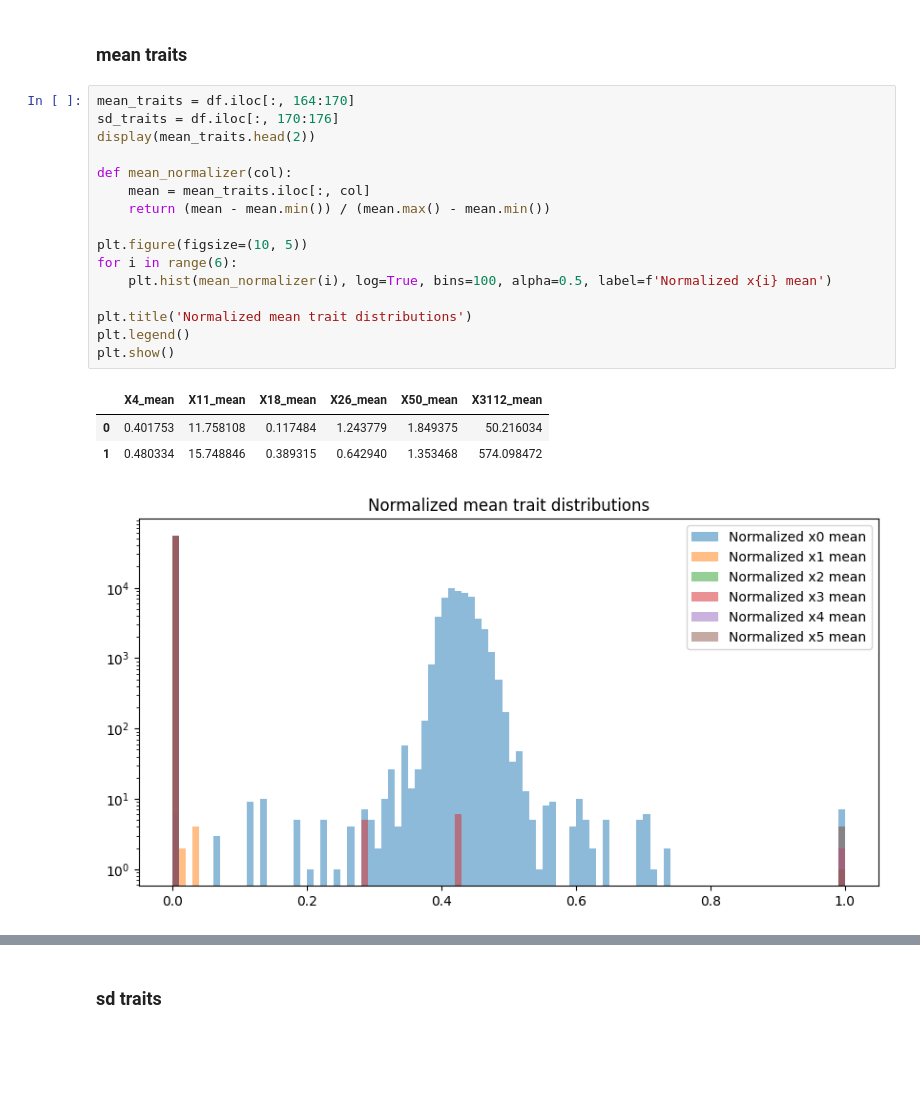
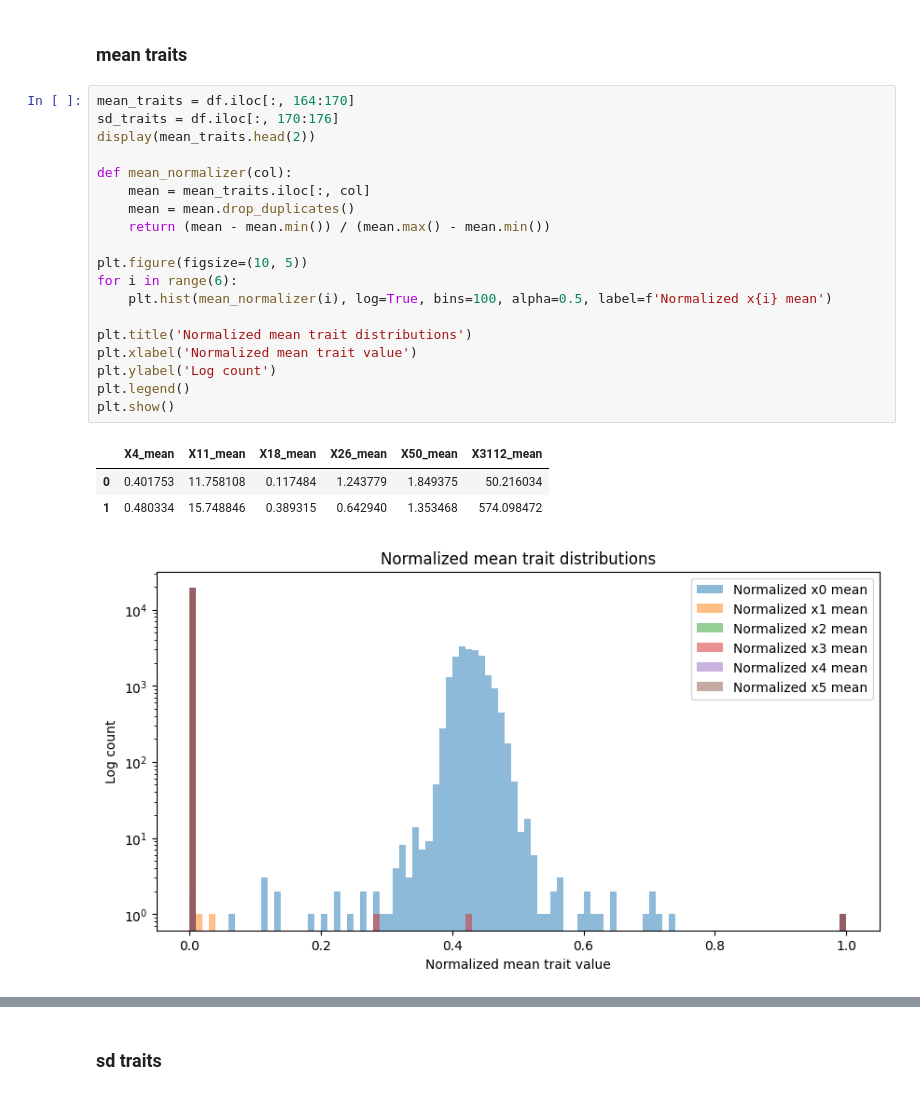
Before and after one commit to KaiErikNiermann/vu-ml-project, a Jupyter notebook: src/testing.ipynb, the cells around one changed output, grey strips where cells are left out. Drawn from its saved outputs; the diff is of its cells as text; blank space fills up the shorter version.

```diff
--- a/src/testing.ipynb
+++ b/src/testing.ipynb
@@ -65,21 +71,24 @@ display(test_df.head(2))
 # %%
 mean_traits = df.iloc[:, 164:170]
 sd_traits = df.iloc[:, 170:176]
 display(mean_traits.head(2))
 
 def mean_normalizer(col):
     mean = mean_traits.iloc[:, col]
+    mean = mean.drop_duplicates()
     return (mean - mean.min()) / (mean.max() - mean.min())
 
 plt.figure(figsize=(10, 5))
 for i in range(6):
     plt.hist(mean_normalizer(i), log=True, bins=100, alpha=0.5, label=f'Normalized x{i} mean')
 
 plt.title('Normalized mean trait distributions')
+plt.xlabel('Normalized mean trait value')
+plt.ylabel('Log count')
 plt.legend()
 plt.show()
 # %% [output]
 |  | X4_mean | X11_mean | X18_mean | X26_mean | X50_mean | X3112_mean |
 | 0 | 0.401753 | 11.758108 | 0.117484 | 1.243779 | 1.849375 | 50.216034 |
 | 1 | 0.480334 | 15.748846 | 0.389315 | 0.642940 | 1.353468 | 574.098472 |
-[figure, old version]
+[figure, new version]
```
Also changed, not shown: parts of 3 cells of this notebook.
